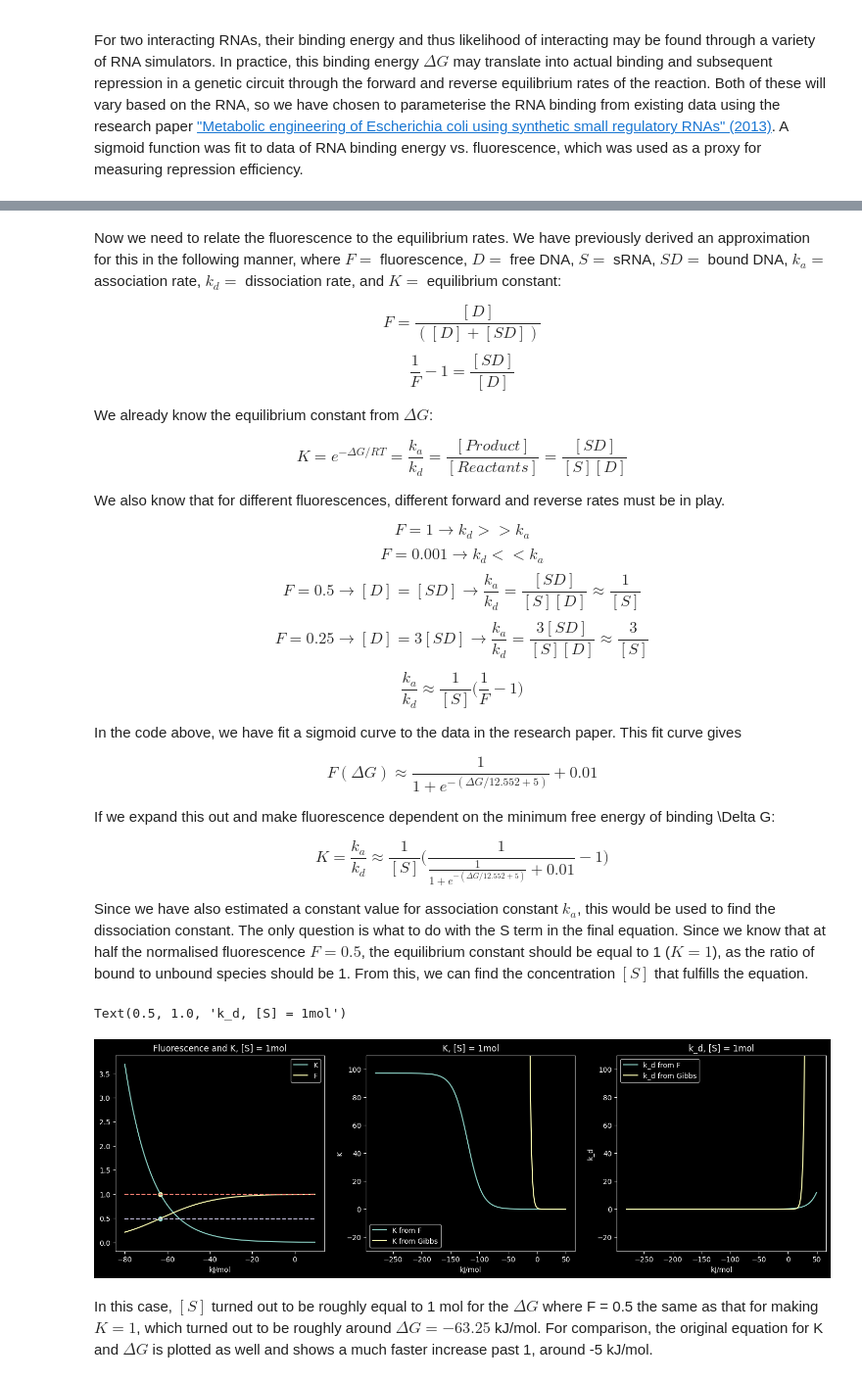
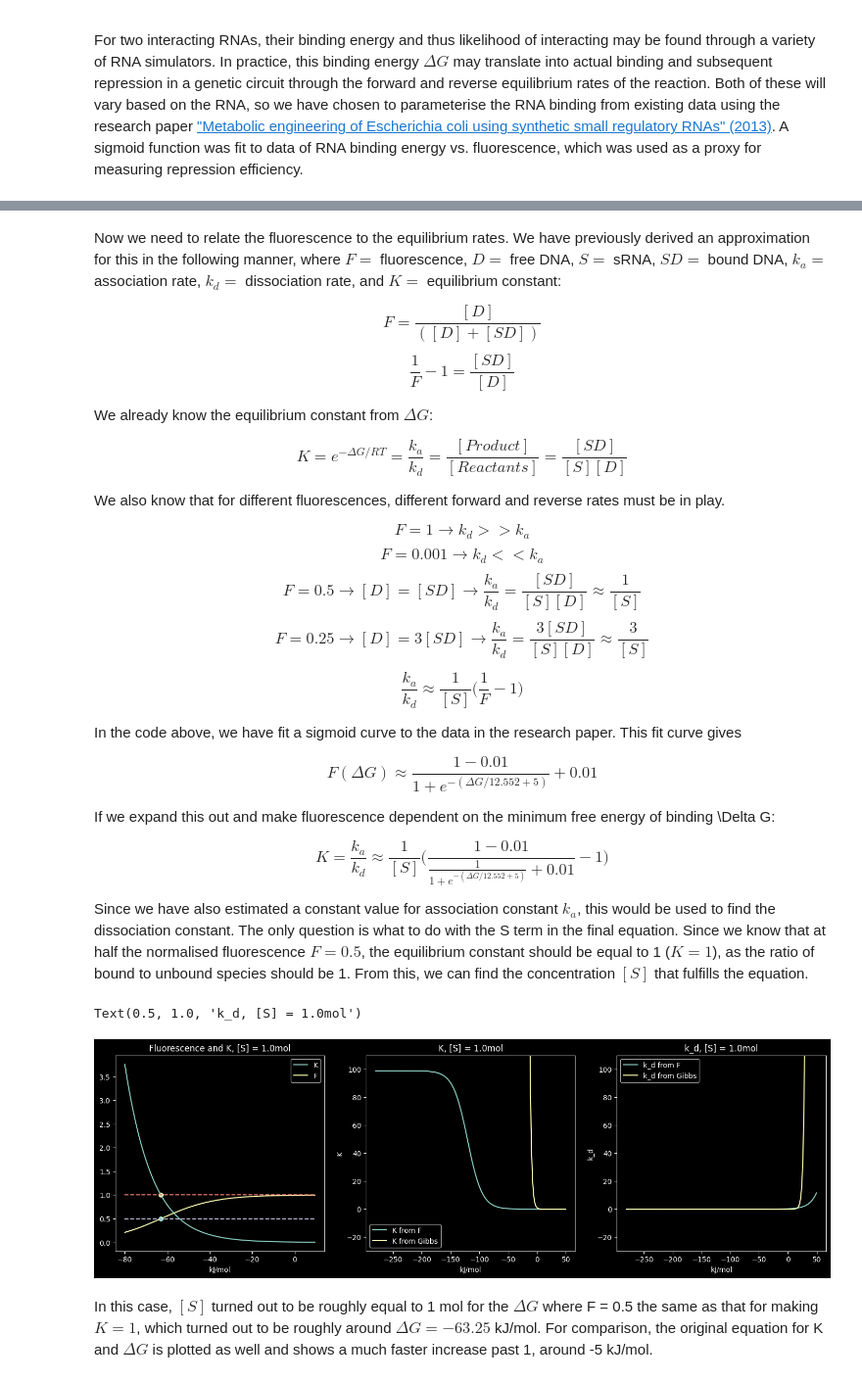
Before and after one commit to olive004/synbio_morpher, a Jupyter notebook: explanations/binding_energy.ipynb, the cells around one changed output, grey strips where cells are left out. Shown at 98% size. Cells and saved outputs as stored; diff of their text form; code cells hidden in the pictures.

```diff
--- a/explanations/binding_energy.ipynb
+++ b/explanations/binding_energy.ipynb
@@ -71,11 +81,11 @@ $$\frac{k_a}{k_d} \approx \frac{1}{[S]} \big( \frac{1}{F} - 1 \big) $$
 
 In the code above, we have fit a sigmoid curve to the data in the research paper. This fit curve gives
 
-$$F(\Delta G) \approx \frac{1}{1 + e^{-(\Delta G / 12.552 + 5)}} + 0.01 $$
+$$F(\Delta G) \approx \frac{1 - 0.01}{1 + e^{-(\Delta G / 12.552 + 5)}} + 0.01 $$
 
 If we expand this out and make fluorescence dependent on the minimum free energy of binding \Delta G:
 
-$$K = \frac{k_a}{k_d} \approx \frac{1}{[S]} \big( \frac{1}{\frac{1}{1 + e^{-(\Delta G / 12.552 + 5)}} + 0.01} - 1 \big) $$
+$$K = \frac{k_a}{k_d} \approx \frac{1}{[S]} \big( \frac{1 - 0.01}{\frac{1}{1 + e^{-(\Delta G / 12.552 + 5)}} + 0.01} - 1 \big) $$
 
 Since we have also estimated a constant value for association constant $k_a$, this would be used to find the dissociation constant. The only question is what to do with the S term in the final equation. Since we know that at half the normalised fluorescence $F = 0.5$, the equilibrium constant should be equal to 1 ($K = 1$), as the ratio of bound to unbound species should be 1. From this, we can find the concentration $[S]$ that fulfills the equation.
 # %%
@@ -100,8 +110,8 @@ def equilibrium_constant_fluorescence(E, initial):
 
 
 E = np.arange(-80, 10, 0.5)
-E_F_half = -63.25
-initial = 1/1 * (1/F(E_F_half) - 1)
+E_F_half = E[np.argmax(F(E) >= 0.5)]
+initial = np.round(1/1 * (1/F(E_F_half) - 1), 2)
 k_a = 0.0015
 
 
@@ -115,38 +125,38 @@ plt.plot(
 plt.xlabel('kJ/mol')
 # plt.yscale('log')
 plt.plot(
     E,
     F(E),
     label='F'
 )
 plt.scatter(E_F_half, F(E_F_half))
 plt.scatter(E_F_half, equilibrium_constant_fluorescence(E_F_half, initial))
 plt.plot(E, np.ones_like(E) * F(E_F_half), '--')
 plt.plot(E, np.ones_like(E) * equilibrium_constant_fluorescence(E_F_half, initial), '--')
 plt.legend()
-plt.title('Fluorescence and K, [S] = 1mol')
+plt.title(f'Fluorescence and K, [S] = {initial}mol')
 
 ax = plt.subplot(1, 3, 2)
 E2 = np.arange(-280, 50, 0.5)
 plt.plot(E2, equilibrium_constant_fluorescence(E2, initial), label='K from F')
 plt.plot(E2, gibbs_K(E2), label='K from Gibbs')
 plt.legend()
 plt.xlabel('kJ/mol')
 plt.ylabel('K')
 plt.ylim(-30, 110)
-plt.title('K, [S] = 1mol')
+plt.title(f'K, [S] = {initial}mol')
 
 ax = plt.subplot(1, 3, 3)
 plt.plot(E2, k_a/equilibrium_constant_fluorescence(E2, initial), label='k_d from F')
 plt.plot(E2, k_a/gibbs_K(E2), label='k_d from Gibbs')
 plt.legend()
 plt.xlabel('kJ/mol')
 plt.ylabel('k_d')
 plt.ylim(-30, 110)
-plt.title('k_d, [S] = 1mol')
+plt.title(f'k_d, [S] = {initial}mol')
 # %% [output]
-Text(0.5, 1.0, 'k_d, [S] = 1mol')
+Text(0.5, 1.0, 'k_d, [S] = 1.0mol')
-[figure, old version]
+[figure, new version]
 # %% [markdown]
 In this case, $[S]$ turned out to be roughly equal to 1 mol for the $\Delta G$ where F = 0.5 the same as that for making $K = 1$, which turned out to be roughly around $\Delta G = - 63.25$ kJ/mol.
 For comparison, the original equation for K and $\Delta G$ is plotted as well and shows a much faster increase past 1, around -5 kJ/mol.
```
Also changed, not shown: parts of 11 cells of this notebook, 4 other files.
